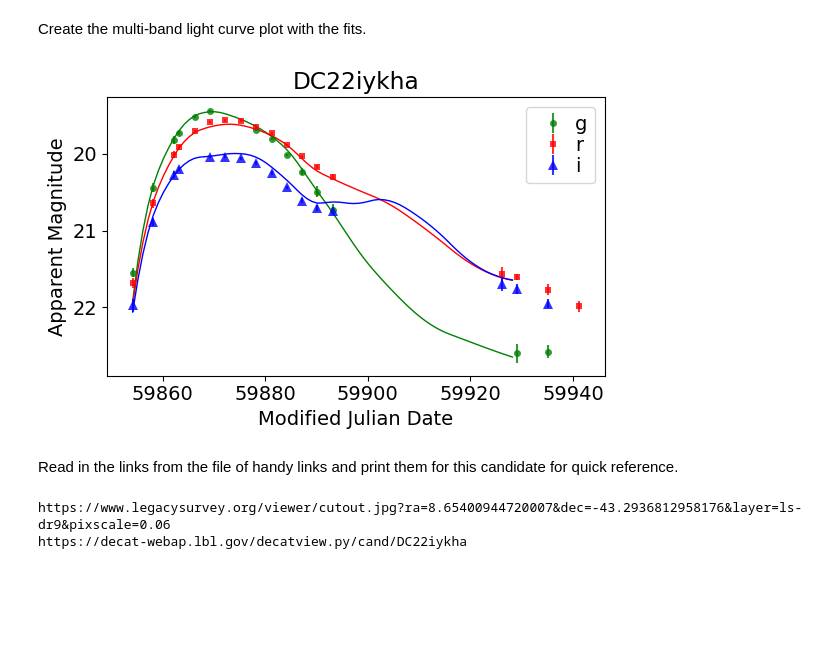
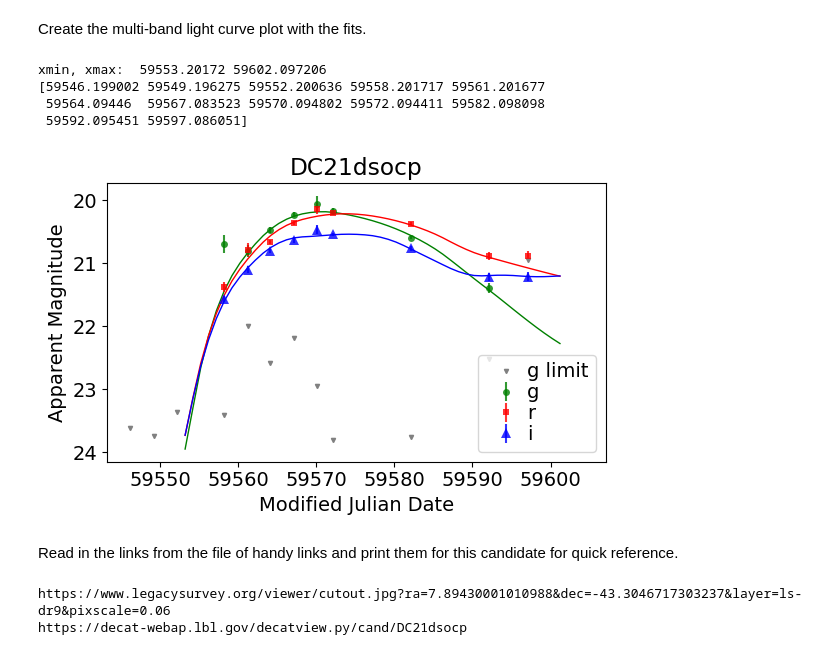
Before and after one commit to MelissaGraham/decam_ddf_tools, a Jupyter notebook: transients_science/SNIa/2b_plot_multiband_fit_lc.ipynb, the cells around one changed output. Cells and saved outputs as stored; diff of their text form; code cells hidden in the pictures; blank space fills up the shorter version.

```diff
--- a/transients_science/SNIa/2b_plot_multiband_fit_lc.ipynb
+++ b/transients_science/SNIa/2b_plot_multiband_fit_lc.ipynb
@@ -17,7 +17,7 @@ from matplotlib.backends.backend_pdf import PdfPages
 # %% [markdown]
 **Define the name of the candidate to be plotted.**
 # %%
-use_candidate = 'DC22iykha'
+use_candidate = 'DC21dsocp'
 # %% [markdown]
 Set up the model and plotting parameters.
 # %%
@@ -47,3 +47,8 @@ candLC_mage = np.loadtxt(fnm, dtype='float', usecols=(7))
 candLC_mrb = np.loadtxt(fnm, dtype='float', usecols=(8))
 candLC_lef = np.loadtxt(fnm, dtype='float', usecols=(9))
 del fnm
+# %%
+cx = np.where(candLC_candid == use_candidate)[0]
+use_field = candLC_field[cx[0]]
+del cx
+print(use_field)
@@ -68,6 +75,16 @@ fit_pmg = np.loadtxt(fnm, dtype='float', usecols=(15))
 fit_pmr = np.loadtxt(fnm, dtype='float', usecols=(16))
 fit_pmi = np.loadtxt(fnm, dtype='float', usecols=(17))
 del fnm
+# %%
+fnm = '../all_nightly_epochs_files/nightly_epoch_magnitude_limits.dat'
+neml_field = np.loadtxt(fnm, dtype='str', usecols=(0))
+neml_caldate = np.loadtxt(fnm, dtype='str', usecols=(1))
+neml_mjd = np.loadtxt(fnm, dtype='float', usecols=(2))
+neml_filter = np.loadtxt(fnm, dtype='str', usecols=(3))
+neml_nimgs = np.loadtxt(fnm, dtype='int', usecols=(4))
+neml_limmag = np.loadtxt(fnm, dtype='float', usecols=(5))
+neml_limmage = np.loadtxt(fnm, dtype='float', usecols=(6))
+del fnm
 # %% [markdown]
 Create a light curve file in the format expected by `sncosmo`, then read it in with `sncosmo`.
 # %%
@@ -105,8 +122,8 @@ fig = plt.figure(figsize=(6, 4))
 plt.rcParams.update({'font.size': 14})
 
 px = np.where(candLC_candid == use_candidate)[0]
-xmin = np.min(candLC_mjd[px])
-xmax = np.max(candLC_mjd[px])
+xmin = np.min(candLC_mjd[px]) - 5
+xmax = np.max(candLC_mjd[px]) + 5
 del px
 
 fit_x = np.arange(np.ceil(xmax-xmin), dtype='float') + xmin
@@ -119,39 +136,56 @@ for f, filt in enumerate(all_filters):
     cx2 = np.where((candLC_candid == use_candidate) & (candLC_filter == filt) &
                    (candLC_mrb <= 0.4) & (candLC_lef == 1))[0]
     if(len(cx0) > 0):
         # plt.plot(candLC_mjd[cx0], candLC_mag[cx0], all_fshapes[f], ms=all_fsizes[f],
         #          mew=0, alpha=0.8, color=all_fcolors[f], label=filt)
         plt.errorbar(candLC_mjd[cx0], candLC_mag[cx0], yerr=candLC_mage[cx0],
                      fmt=all_fshapes[f], ms=all_fsizes[f], mew=0, alpha=0.8, color=all_fcolors[f], label=filt)
     if(len(cx1) > 0):
         plt.plot(candLC_mjd[cx1], candLC_mag[cx1], all_fshapes[f], ms=all_fsizes[f],
                  mew=1, alpha=0.8, color='none', mec=all_fcolors[f], label=filt+' (R/B<0.4)')
     if(len(cx2) > 0):
         plt.plot(candLC_mjd[cx2], candLC_mag[cx2], all_fshapes[f], ms=all_fsizes[f]-1,
                  mew=0, alpha=0.4, color=all_fcolors[f])
     del cx0, cx1, cx2
 
     sdss_band = 'sdss' + filt
     fit_m = np.zeros(len(fit_x), dtype='float')
     for x, day in enumerate(fit_x):
         fit_m[x] = fitted_model.bandmag(sdss_band, 'ab', day)
     plt.plot(fit_x, fit_m, lw=1, color=all_fcolors[f])
     del fit_m
 
-plt.gca().invert_yaxis()
-plt.title(use_candidate)
-plt.legend(loc='best', labelspacing=0.1, handletextpad=0.1, fontsize=14)
-plt.xlim([xmin - 5.0, xmax + 5.0])
-del xmin, xmax
+plt.xlim([xmin - 10.0, xmax + 5.0])
+print('xmin, xmax: ', xmin, xmax)
+
+show_lims = True
+lims_filt = 'g'
+if show_lims:
+    tx = np.where((neml_field == use_field) &
+                  (neml_filter == lims_filt) &
+                  (neml_mjd > xmin - 10.0) & (neml_mjd < xmax + 5.0))[0]
+    epochs = neml_mjd[tx]
+    lims = neml_limmag[tx]
+    print(epochs)
+    plt.plot(epochs, lims, 'v', ms=3, color='grey', label=lims_filt+' limit')
 
 plt.xlabel('Modified Julian Date', fontsize=14)
 plt.ylabel('Apparent Magnitude', fontsize=14)
+del xmin, xmax
+
+plt.gca().invert_yaxis()
+plt.title(use_candidate)
+plt.legend(loc='lower right', labelspacing=0.1, handletextpad=0.1, fontsize=14)
 
 fig.tight_layout()
 plt.savefig('2_all_potential_snia_fits/multiband_fit_plots/fit_multiband_'+use_candidate)
 plt.show()
 # %% [output]
+xmin, xmax:  59553.20172 59602.097206
+[59546.199002 59549.196275 59552.200636 59558.201717 59561.201677
+ 59564.09446  59567.083523 59570.094802 59572.094411 59582.098098
+ 59592.095451 59597.086051]
-[figure, old version]
+[figure, new version]
 # %% [markdown]
 Read in the links from the file of handy links and print them for this candidate for quick reference.
 # %%
@@ -164,5 +198,5 @@ print(link_lsview[cx[0]])
 print(link_rkview[cx[0]])
 del fnm, cx
 # %% [output]
-https://www.legacysurvey.org/viewer/cutout.jpg?ra=8.65400944720007&dec=-43.2936812958176&layer=ls-dr9&pixscale=0.06
-https://decat-webap.lbl.gov/decatview.py/cand/DC22iykha
+https://www.legacysurvey.org/viewer/cutout.jpg?ra=7.89430001010988&dec=-43.3046717303237&layer=ls-dr9&pixscale=0.06
+https://decat-webap.lbl.gov/decatview.py/cand/DC21dsocp
```
Also changed, not shown: parts of 1 cell of this notebook, 4 other files.
